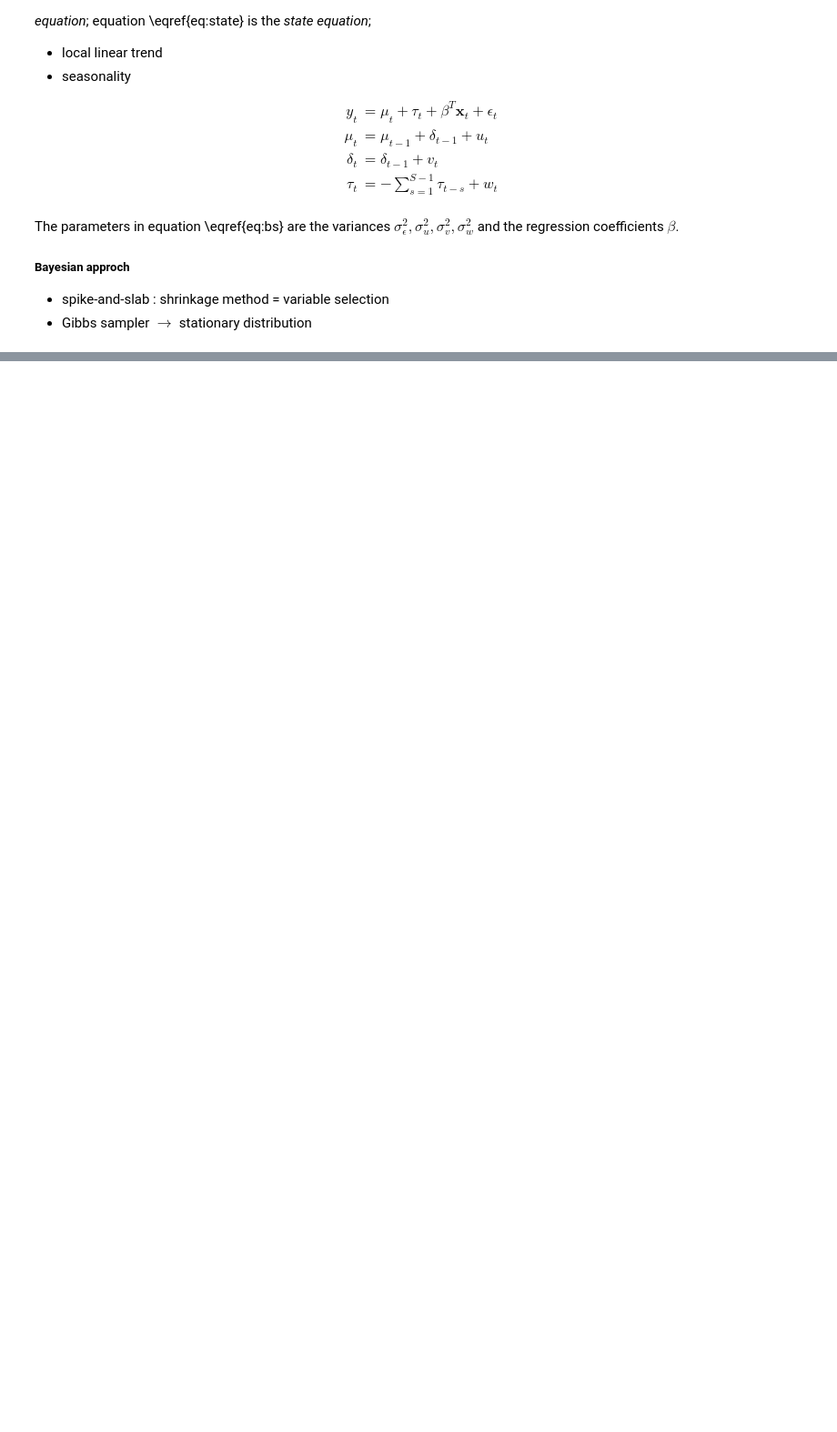
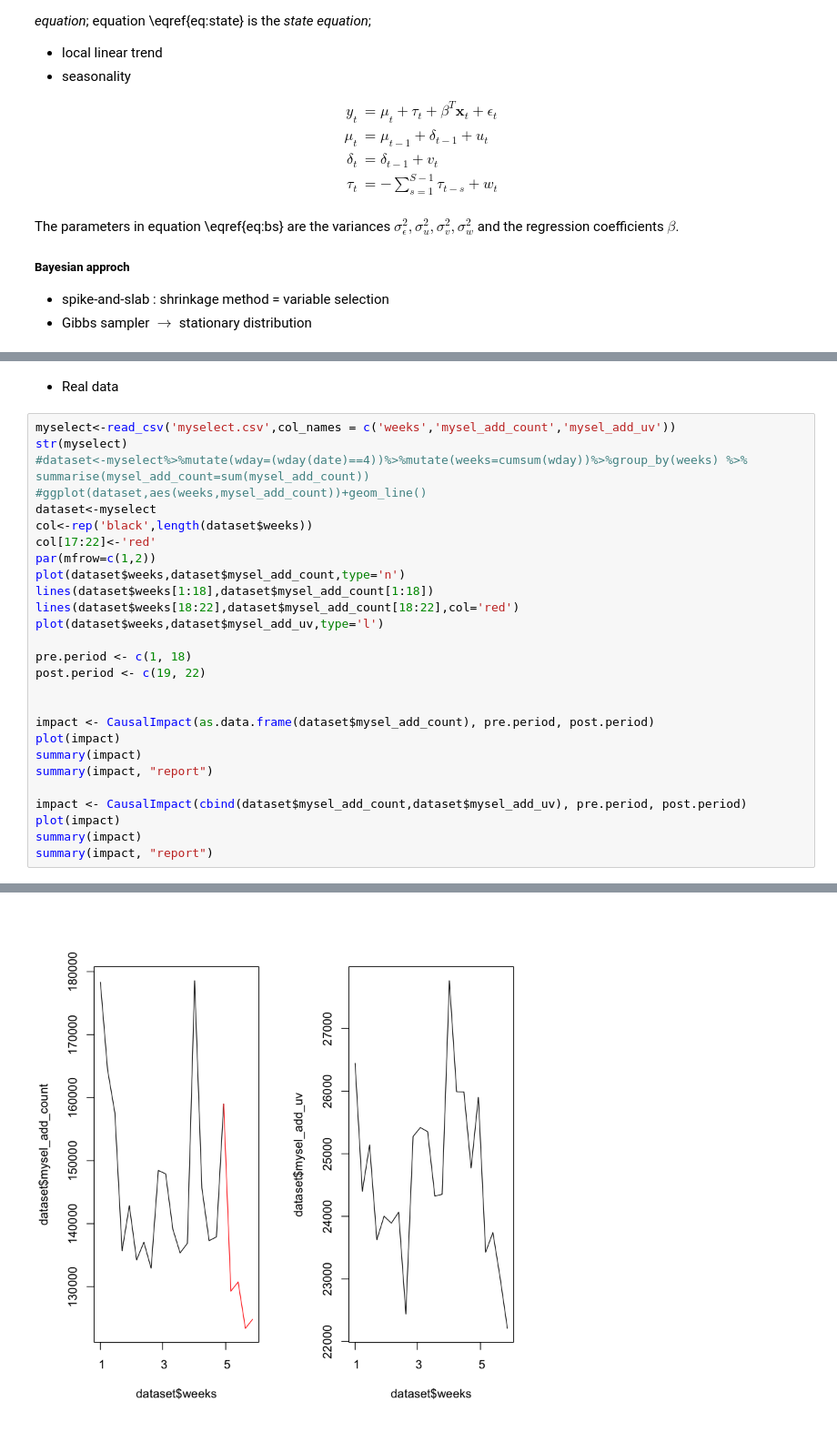
Before and after one commit to Yimdh/progress, a Jupyter notebook: stat/causalInference/[paper]usingCausalInference_Uber/03_inerrupted time series without control single-group.ipynb, the cells around one changed output, grey strips where cells are left out. Shown at 91% size. Saved outputs shown, nothing was run; the diff lists cells and outputs as text; blank space fills up the shorter version.

```diff
--- a/stat/causalInference/[paper]usingCausalInference_Uber/03_inerrupted time series without control single-group.ipynb
+++ b/stat/causalInference/[paper]usingCausalInference_Uber/03_inerrupted time series without control single-group.ipynb
@@ -49,0 +130,30 @@ The parameters in equation \eqref{eq:bs} are the variances $\sigma^2_\epsilon,\s
+# %% [markdown]
+* Real data
+# %%
+myselect<-read_csv('myselect.csv',col_names = c('weeks','mysel_add_count','mysel_add_uv'))
+str(myselect)
+#dataset<-myselect%>%mutate(wday=(wday(date)==4))%>%mutate(weeks=cumsum(wday))%>%group_by(weeks) %>% summarise(mysel_add_count=sum(mysel_add_count))
+#ggplot(dataset,aes(weeks,mysel_add_count))+geom_line()
+dataset<-myselect
+col<-rep('black',length(dataset$weeks))
+col[17:22]<-'red'
+par(mfrow=c(1,2))
+plot(dataset$weeks,dataset$mysel_add_count,type='n')
+lines(dataset$weeks[1:18],dataset$mysel_add_count[1:18])
+lines(dataset$weeks[18:22],dataset$mysel_add_count[18:22],col='red')
+plot(dataset$weeks,dataset$mysel_add_uv,type='l')
+
+pre.period <- c(1, 18)
+post.period <- c(19, 22)
+
+
+impact <- CausalImpact(as.data.frame(dataset$mysel_add_count), pre.period, post.period)
+plot(impact)
+summary(impact)
+summary(impact, "report")
+
+impact <- CausalImpact(cbind(dataset$mysel_add_count,dataset$mysel_add_uv), pre.period, post.period)
+plot(impact)
+summary(impact)
+summary(impact, "report")
+# %% [output]
@@ -49,0 +176 @@ The parameters in equation \eqref{eq:bs} are the variances $\sigma^2_\epsilon,\s
+[figure, added]
```
Also changed, not shown: parts of 8 cells of this notebook, 2 other files.
